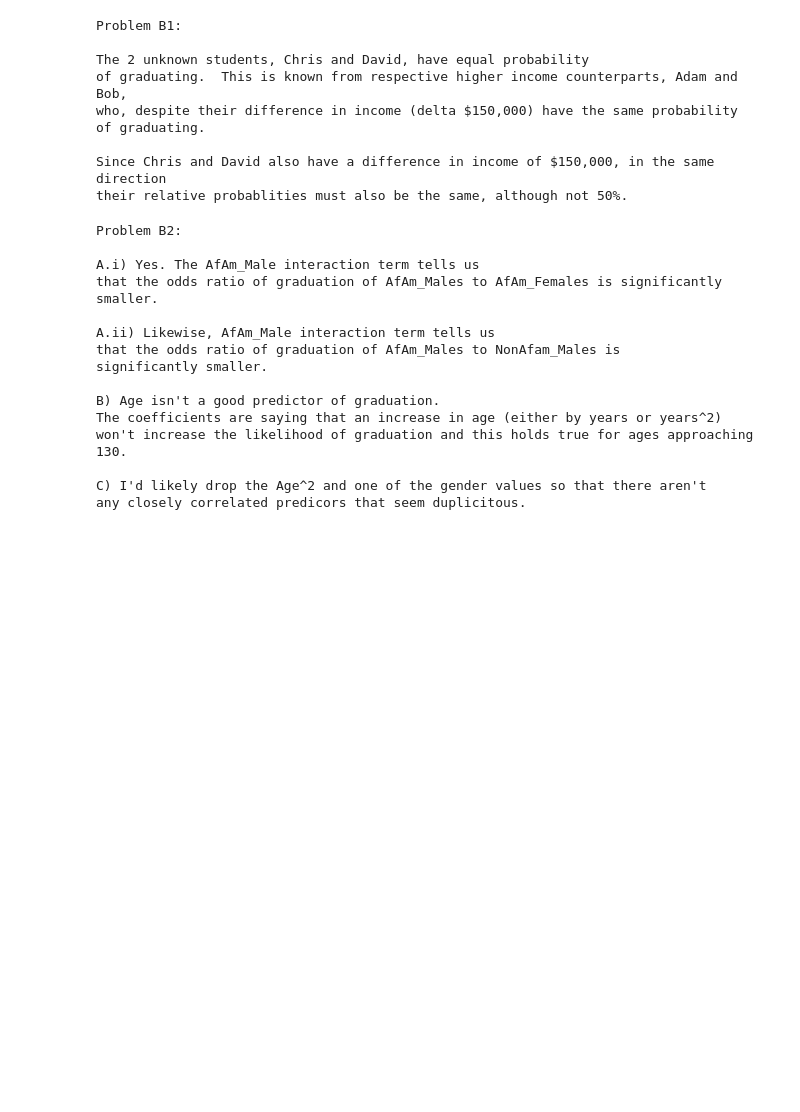
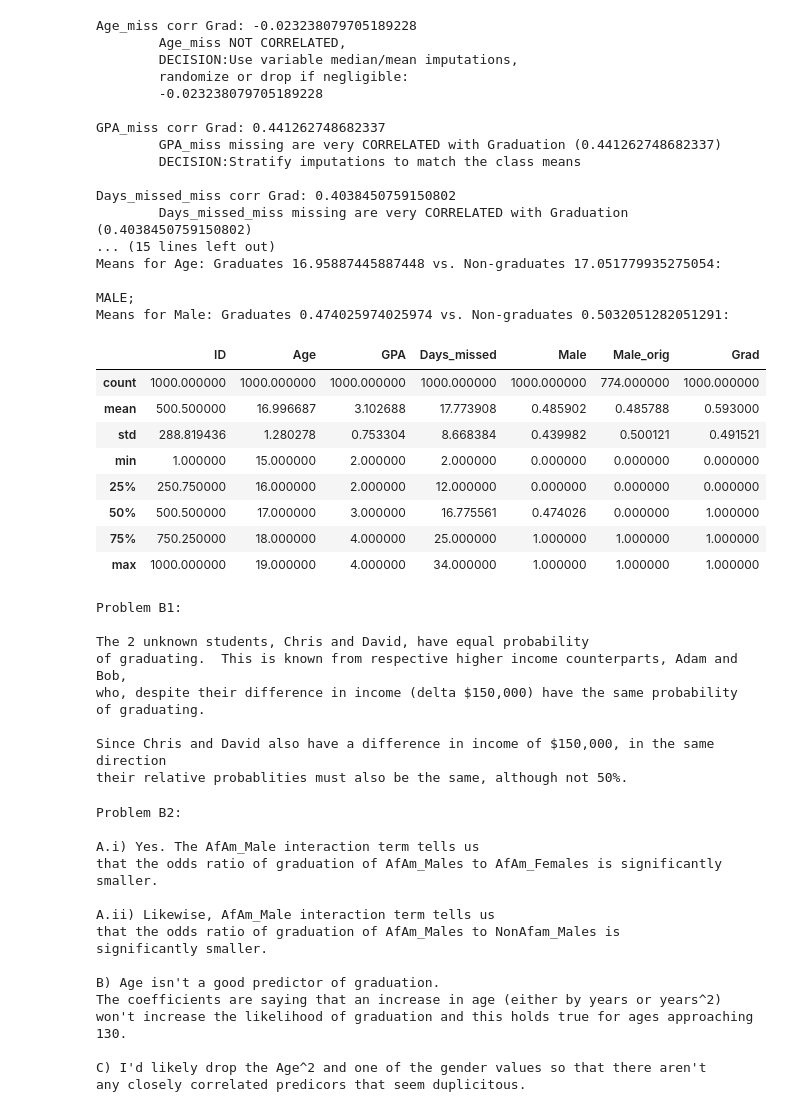
Before and after one commit to rduvoisin/cappml, a Jupyter notebook: pa1/pa1_report.ipynb, the cells around one changed output. Drawn from its saved outputs; the diff is of its cells as text; code cells hidden in the pictures; blank space fills up the shorter version.

```diff
--- a/pa1/pa1_report.ipynb
+++ b/pa1/pa1_report.ipynb
@@ -210,3 +294,54 @@ Then we may want to use sample weights and means.
+# %%
+threshold = .2
+select_by_class = []
+select_randomly = []
+for var in missing_vars:
+    score = student_data_missing[var].corr(student_data_missing['Grad'])
+    print('\n{} corr {}: {}'.format(var, 'Grad', score))
+    if score >= threshold or  score < (0 - threshold):
+        print('\t{} missing are very CORRELATED with Graduation ({})'.format(var, score))
+        print('\tDECISION:Stratify imputations to match the class means'.format(var, score))
+        var_orig = var.replace('_miss','')
+        if var=='Days_missed_miss':
+            var_orig = 'Days_missed'
+        select_by_class += [var_orig]
+    else:
+        print('\t{} NOT CORRELATED,\n\tDECISION:Use variable median/mean imputations, \n\trandomize or drop if negligible:\n\t{}'.format(var, score))
+        var_orig = var.replace('_miss','')
+        if var=='Days_missed_miss':
+            var_orig = 'Days_missed'
+        select_randomly += [var_orig]
+student_data_missing_imputed = student_data.copy()
+student_data_missing_imputed = impute_by_class(select_by_class, student_data_missing_imputed)
+student_data_missing_imputed = impute_by_class(select_randomly, student_data_missing_imputed)
+student_data_missing_imputed.describe()
+# %% [output]
+Age_miss corr Grad: -0.023238079705189228
+        Age_miss NOT CORRELATED,
+        DECISION:Use variable median/mean imputations,
+        randomize or drop if negligible:
+        -0.023238079705189228
+
+GPA_miss corr Grad: 0.441262748682337
+        GPA_miss missing are very CORRELATED with Graduation (0.441262748682337)
+        DECISION:Stratify imputations to match the class means
+
+Days_missed_miss corr Grad: 0.4038450759150802
+        Days_missed_miss missing are very CORRELATED with Graduation (0.4038450759150802)
+... (15 lines left out)
+Means for Age: Graduates 16.95887445887448 vs. Non-graduates 17.051779935275054:
+
+MALE;
+Means for Male: Graduates 0.474025974025974 vs. Non-graduates 0.5032051282051291:
+|  | ID | Age | GPA | Days_missed | Male | Male_orig | Grad |
+| count | 1000.000000 | 1000.000000 | 1000.000000 | 1000.000000 | 1000.000000 | 774.000000 | 1000.000000 |
+| mean | 500.500000 | 16.996687 | 3.102688 | 17.773908 | 0.485902 | 0.485788 | 0.593000 |
+| std | 288.819436 | 1.280278 | 0.753304 | 8.668384 | 0.439982 | 0.500121 | 0.491521 |
+| min | 1.000000 | 15.000000 | 2.000000 | 2.000000 | 0.000000 | 0.000000 | 0.000000 |
+| 25% | 250.750000 | 16.000000 | 2.000000 | 12.000000 | 0.000000 | 0.000000 | 0.000000 |
+| 50% | 500.500000 | 17.000000 | 3.000000 | 16.775561 | 0.474026 | 0.000000 | 1.000000 |
+| 75% | 750.250000 | 18.000000 | 4.000000 | 25.000000 | 1.000000 | 1.000000 | 1.000000 |
+| max | 1000.000000 | 19.000000 | 4.000000 | 34.000000 | 1.000000 | 1.000000 | 1.000000 |
 # %%
 print('Problem B1:\n\nThe 2 unknown students, Chris and David, have equal probability\n' \
 'of graduating.  This is known from respective higher income counterparts, Adam and Bob, \n' \
```
Also changed, not shown: parts of 10 cells of this notebook.
